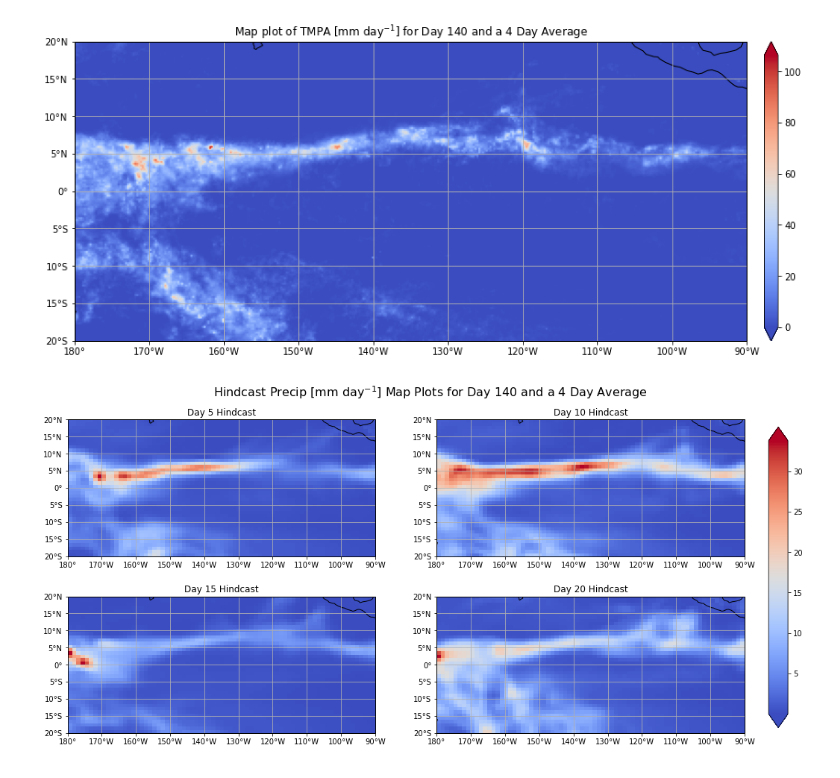
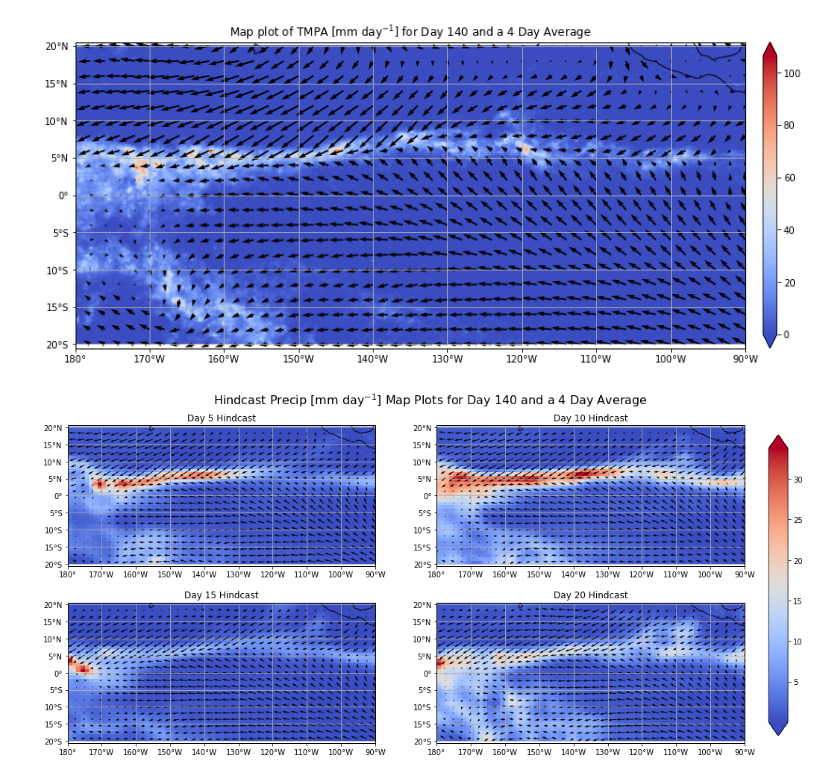
Before and after one commit to ITCZ-hindcasts/python-scripts, a Jupyter notebook: MapPlot.ipynb, the cells around one changed output. Drawn from its saved outputs; the diff is of its cells as text; code cells hidden in the pictures.

Commit message:
Overlaid wind vector arrows onto precip plots for both hcast and obs

```diff
--- a/MapPlot.ipynb
+++ b/MapPlot.ipynb
@@ -77,3 +139,18 @@ dataUBOT20 = xr.open_dataset(dri+fnUBOT20,decode_times=False)
+# %%
+# Create datasets of daily prect, ubot and vbot data for each hindcast day and for obs data
+
+_dim = ['time', 'lat', 'lon'] # dimensions
+
+data5  = xr.Dataset({'v':(_dim, dataVBOTAvg[0]), 'u':(_dim, dataUBOTAvg[0]), 'prect':(_dim, dataPRECT5['PRECT']*1000*86400)},
+                    coords={'time':dataPRECT5['time'] , 'lat' :dataVBOT5['lat' ], 'lon' :dataVBOT5['lon' ]})
+data10 = xr.Dataset({'v':(_dim, dataVBOTAvg[1]), 'u':(_dim, dataUBOTAvg[1]), 'prect':(_dim, dataPRECT10['PRECT']*1000*86400)},
+                    coords={'time':dataPRECT10['time'], 'lat' :dataVBOT5['lat' ], 'lon' :dataVBOT5['lon' ]})
+data15 = xr.Dataset({'v':(_dim, dataVBOTAvg[2]), 'u':(_dim, dataUBOTAvg[2]), 'prect':(_dim, dataPRECT15['PRECT']*1000*86400)},
+                    coords={'time':dataPRECT15['time'], 'lat' :dataVBOT5['lat' ], 'lon' :dataVBOT5['lon' ]})
+data20 = xr.Dataset({'v':(_dim, dataVBOTAvg[3]), 'u':(_dim, dataUBOTAvg[3]), 'prect':(_dim, dataPRECT20['PRECT']*1000*86400)},
+                    coords={'time':dataPRECT20['time'], 'lat' :dataVBOT5['lat' ], 'lon' :dataVBOT5['lon' ]})
+dataWindObs = xr.Dataset({'v10':(_dim, dataVBOTObsAvg), 'u10':(_dim, dataUBOTObsAvg)},
+                        coords={'time':WindObsTime, 'lat':dataVBOTObs['latitude'].values,'lon':dataVBOTObs['longitude'].values})
 # %%
 # ************************************************************************************************
 # *************************** USER INPUTS ARE REQUIRED IN THIS CELL ******************************
@@ -143,6 +184,9 @@ dataROI = [data5.sel(time=slice(dayOfTheSeason,dayOfTheSeason+numDayAvg-1), lat=
           data10.sel(time=slice(dayOfTheSeason,dayOfTheSeason+numDayAvg-1), lat=slice(lats,latn), lon=slice(lonw+360,lone+360)),
           data15.sel(time=slice(dayOfTheSeason,dayOfTheSeason+numDayAvg-1), lat=slice(lats,latn), lon=slice(lonw+360,lone+360)),
           data20.sel(time=slice(dayOfTheSeason,dayOfTheSeason+numDayAvg-1), lat=slice(lats,latn), lon=slice(lonw+360,lone+360))]
+
+dataWindObsSel = dataWindObs.sel(time=slice(dayOfTheSeason,dayOfTheSeason+numDayAvg-1), lat=slice(latn,lats),
+                                  lon=slice(lonw+360,lone+360))
 # %%
 # Average the data for the length of the numDayAvg specificed
 
@@ -150,6 +194,8 @@ dataPlot = [0,0,0,0]
 
 for ii in range( len(dataROI) ):
     dataPlot[ii] = dataROI[ii].mean(dim='time')
+
+dataWindObsPlot = dataWindObsSel.mean(dim='time')
 # %%
 # Prepare the raw data so it is ready to be plotted
 
@@ -165,7 +211,7 @@ precip20 = dataPRECT20['PRECT'].sel(time=slice(dayOfTheSeason, dayOfTheSeason+nu
                                     lat=slice(lats,latn), lon=slice(lonw+360,lone+360))
 
 # Add 40055 to select the dayOfTheSeason in relation to the obs' time stamps
-precipObs = dataObs['pr'].sel(time=slice(dayOfTheSeason+40055, dayOfTheSeason+numDayAvg-1+40055),
+precipObs = dataPRECTObs['pr'].sel(time=slice(dayOfTheSeason+40055, dayOfTheSeason+numDayAvg-1+40055),
                               lat=slice(lats,latn), lon=slice(lonw,lone))
 
 # Time average (axis=0) the selected precip data and change units from m/s to mm/day
@@ -185,28 +231,33 @@ precip_avg[3] = precip_avg20
 # %%
 # Create a map plot of the observation data
 
 # Create the figure and apply asthetic constraints
 fig = plt.figure(figsize=(17, 6))
 
 geo_axes = plt.axes(projection=ccrs.PlateCarree())
 geo_axes.set_xticks(np.arange(lonw,lone+1,10), crs=ccrs.PlateCarree())
 geo_axes.set_yticks(np.arange(lats,latn+1,5), crs=ccrs.PlateCarree())
 lon_formatter = LongitudeFormatter(zero_direction_label=True)
 lat_formatter = LatitudeFormatter()
 geo_axes.xaxis.set_major_formatter(lon_formatter)
 geo_axes.yaxis.set_major_formatter(lat_formatter)
 geo_axes.coastlines()
 geo_axes.gridlines(xlocs=np.arange(lonw,lone+1,10), ylocs=np.arange(lats,latn+1,5))
 image_extent = [lonw,lone,lats,latn]
 
 #a1 = geo_axes.contourf(lon, lat, precip_avg, N, transform=ccrs.PlateCarree(), extend='both',cmap='coolwarm')
 IM = geo_axes.imshow(precip_avgObs, extent=image_extent, cmap='coolwarm')
 
+n = 8
+geo_axes.set_extent([lonw,lone,lats+5,latn-5]) # TODO: The +-5 should not be necessary. Why is it?
+geo_axes.quiver(dataWindObsPlot['lon'][::n],     dataWindObsPlot['lat'][::n],
+                dataWindObsPlot['u10'][::n,::n], dataWindObsPlot['v10'][::n,::n], transform=ccrs.PlateCarree())
+
 plt.colorbar(IM, ax=geo_axes, orientation='vertical', pad=0.02, extend='both')
 plt.title("Map plot of TMPA [mm day$^{-1}$] for Day "+str(dayOfTheSeason)+" and a "+str(numDayAvg)+" Day Average")
 plt.show()
 # %% [output]
-[figure, old version]
+[figure, new version]
 # %%
 # Plot four subplots for each hindcast day
 
@@ -223,14 +274,19 @@ image_extent = [lonw,lone,lats,latn]
 # Pre-generate the subplots with a PlateCarree projection
 fig, axes = plt.subplots(nrows=2, ncols=2, figsize=(18, 8), subplot_kw=dict(projection=ccrs.PlateCarree()))
 
+# Set density of arrows with n. A greater integer reduces the density of arrows
+n = int(2)
+
 # Iterate through the subplots
-counter = 0
-for ax in axes.flat:
-#     im = ax.imshow(dataPlot['prect'][counter], extent=image_extent, cmap='coolwarm')
+for ii, ax in enumerate(axes.flat):
     # Plot precip in mm/day
-    im = ax.imshow(precip_avg[counter], extent=image_extent, cmap='coolwarm')
+    im = ax.imshow(precip_avg[ii], extent=image_extent, cmap='coolwarm')
     # Plot precip in mm/hour
-#     im = ax.imshow(precip_avg[counter]/24, extent=image_extent, cmap='coolwarm', vmin=0, vmax=Vmax)
+#     im = ax.imshow(precip_avg[ii]/24, extent=image_extent, cmap='coolwarm', vmin=0, vmax=Vmax)
+
+    ax.set_extent([lonw,lone,lats+5,latn-5]) # TODO: The +-5 should not be necessary. Why is it?
+    ax.quiver(dataPlot[ii]['lon'][::n],   dataPlot[ii]['lat'][::n],
+              dataPlot[ii]['u'][::n,::n], dataPlot[ii]['v'][::n,::n], transform=ccrs.PlateCarree())
 
     # Set asthetic constraints of the plot
     ax.set_xticks(np.arange(lonw,lone+1,10), crs=ccrs.PlateCarree())
@@ -241,9 +297,8 @@ for ax in axes.flat:
     ax.yaxis.set_major_formatter(lat_formatter)
     ax.coastlines()
     ax.gridlines(xlocs=np.arange(lonw,lone+1,10), ylocs=np.arange(lats,latn+1,5))
-    ax.title.set_text('Day '+str((counter+1)*5)+' Hindcast')
+    ax.title.set_text('Day '+str((ii+1)*5)+' Hindcast')
 
-    counter = counter + 1
 
 # The following code creates a new axes for the colorbar
 fig.subplots_adjust(right=0.825)
@@ -251,9 +306,13 @@ fig.subplots_adjust(right=0.825)
 cbar_ax = fig.add_axes([0.85, 0.15, 0.02, 0.7])
 fig.colorbar(im, cax=cbar_ax, extend='both')
 
+
+
 fig.suptitle("Hindcast Precip [mm day$^{-1}$] Map Plots for Day "+str(dayOfTheSeason)+" and a "+str(numDayAvg)+" Day Average",
              size=16,y=0.95)
+plt.savefig('/home/jlarson1/Day '+str(dayOfTheSeason)+' Analysis/Day'+str(dayOfTheSeason)+'HindcastMapPlot.png',
+            bbox_inches='tight')#,dpi=200)
 plt.show()
 # %% [output]
-[figure, old version]
+[figure, new version]
 # %%
```
Also changed, not shown: parts of 7 cells of this notebook.
